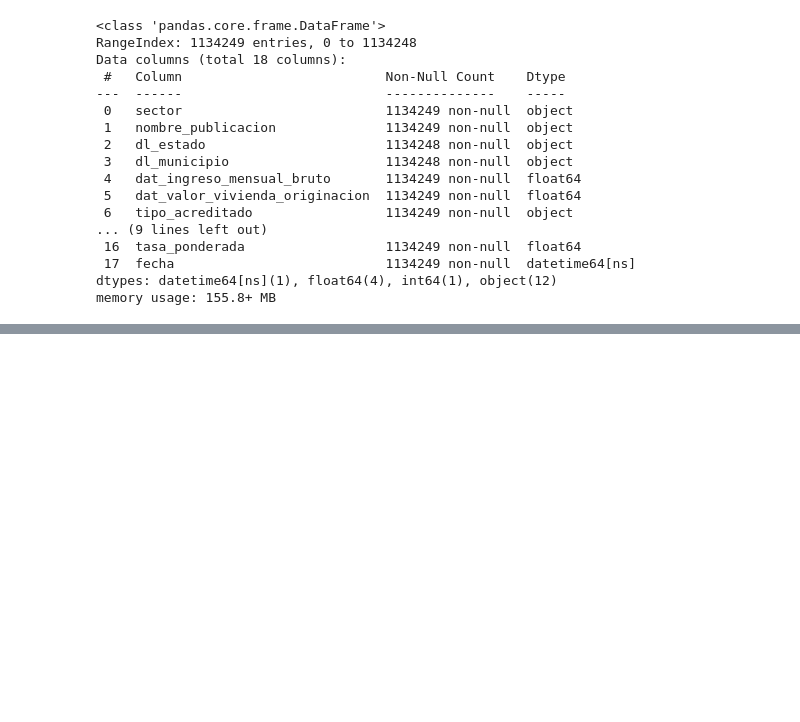
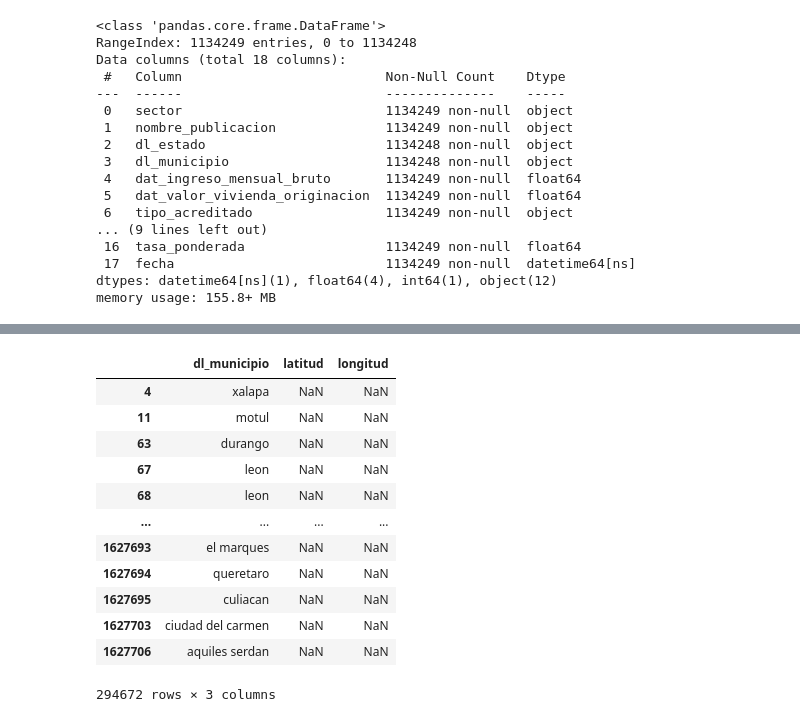
Before and after one commit to marcoyel21/bayesian_glm, a Jupyter notebook: draft/modelo_lineal.ipynb, the cells around one changed output, grey strips where cells are left out. Saved outputs shown, nothing was run; the diff lists cells and outputs as text; code cells hidden in the pictures; blank space fills up the shorter version.

Commit message:
ohe y coordenadas

```diff
--- a/draft/modelo_lineal.ipynb
+++ b/draft/modelo_lineal.ipynb
@@ -151,5 +138,9 @@ coord1.head
 # %%
+#!pip install unidecode
+from unidecode import unidecode
+n=df1.shape[0]
 df1["dl_municipio"]=df1["dl_municipio"].str.lower()
-coord2=coord1[["NOM_MUN","LAT_DEC","LON_DEC"]].rename(columns={"NOM_MUN":"dl_municipio","LAT_DEC":"latitud","LON_DEC":"longitud"})
-coord2["dl_municipio"]=coord2["dl_municipio"].str.lower()
-coord3=pd.merge(df1["dl_municipio"],coord2,on="dl_municipio",how="left")
+coord2=coord1[coord1['NOM_MUN']==coord1['NOM_LOC']]
+coord2=coord2[["NOM_MUN","LAT_DEC","LON_DEC"]].rename(columns={"NOM_MUN":"dl_municipio","LAT_DEC":"latitud","LON_DEC":"longitud"})
+coord2["dl_municipio"]=coord2["dl_municipio"].str.lower().apply(unidecode)
+coord3=pd.merge(df1['dl_municipio'],coord2,on='dl_municipio',how='left')
@@ -174,0 +147,16 @@ Name: dl_municipio, Length: 1134249, dtype: object
+# %%
+coord3[coord3[['latitud','longitud']].isnull().all(1)]
+# %% [output]
+|  | dl_municipio | latitud | longitud |
+| 4 | xalapa | NaN | NaN |
+| 11 | motul | NaN | NaN |
+| 63 | durango | NaN | NaN |
+| 67 | leon | NaN | NaN |
+| 68 | leon | NaN | NaN |
+| ... | ... | ... | ... |
+| 1627693 | el marques | NaN | NaN |
+| 1627694 | queretaro | NaN | NaN |
+| 1627695 | culiacan | NaN | NaN |
+| 1627703 | ciudad del carmen | NaN | NaN |
+| 1627706 | aquiles serdan | NaN | NaN |
+294672 rows × 3 columns
```
Also changed, not shown: parts of 14 cells of this notebook.
